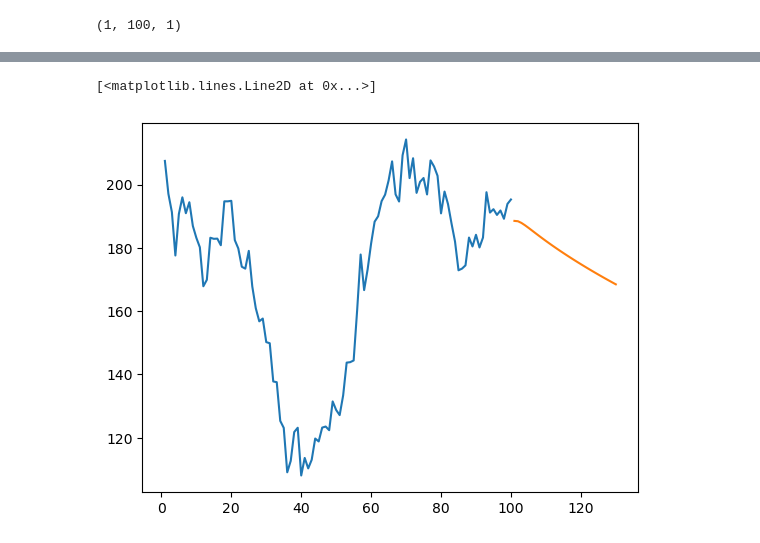
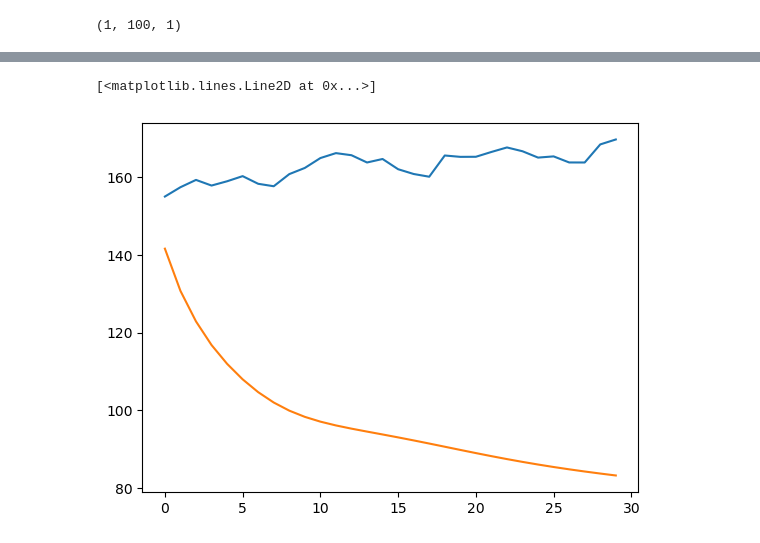
Before and after one commit to anmoltan/Stock_Price_prediction, a Jupyter notebook: model.ipynb, the cells around one changed output, grey strips where cells are left out. Cells and saved outputs as stored; diff of their text form; code cells hidden in the pictures.

```diff
--- a/model.ipynb
+++ b/model.ipynb
@@ -151,6 +136,6 @@ int(len(df1)*0.65)
 # %%
 ##splitting dataset into train and test split
-training_size=int(len(df1)*0.65)
+training_size=int(len(df1)*0.70)
 test_size=len(df1)-training_size
 train_data,test_data=df1[0:training_size,:],df1[training_size:len(df1),:1]
 # %%
@@ -279,5 +264,5 @@ model.add(Dense(1))
 model.compile(loss='mean_squared_error',optimizer='adam')
 
 #trai model
-model.fit(X_train,y_train,validation_data=(X_test,ytest),epochs=1,batch_size=1)
+model.fit(X_train,y_train,validation_data=(X_test,ytest),epochs=10,batch_size=1)
 # %% [output]
@@ -551,0 +592,6 @@ len(df1)
+# %%
+df2=scaler.fit_transform(np.array(data).reshape(-1,1))
+# %%
+observed=scaler.inverse_transform(df2[len(df2)-30:])
+#observed.tolist()
+observed.tolist()
@@ -552,9 +636,9 @@ len(df1)
 # %%
-plt.plot(day_new,scaler.inverse_transform(df1[len(df1)-100:]))
-plt.plot(day_pred,scaler.inverse_transform(lst_output))
+plt.plot(observed)
+plt.plot(scaler.inverse_transform(lst_output))
 # %% [output]
 [<matplotlib.lines.Line2D at 0x...>]
-[figure, old version]
+[figure, new version]
 # %%
 df3=df1.tolist()
 df3.extend(lst_output)
```
Also changed, not shown: parts of 42 cells of this notebook, 2 other files.
